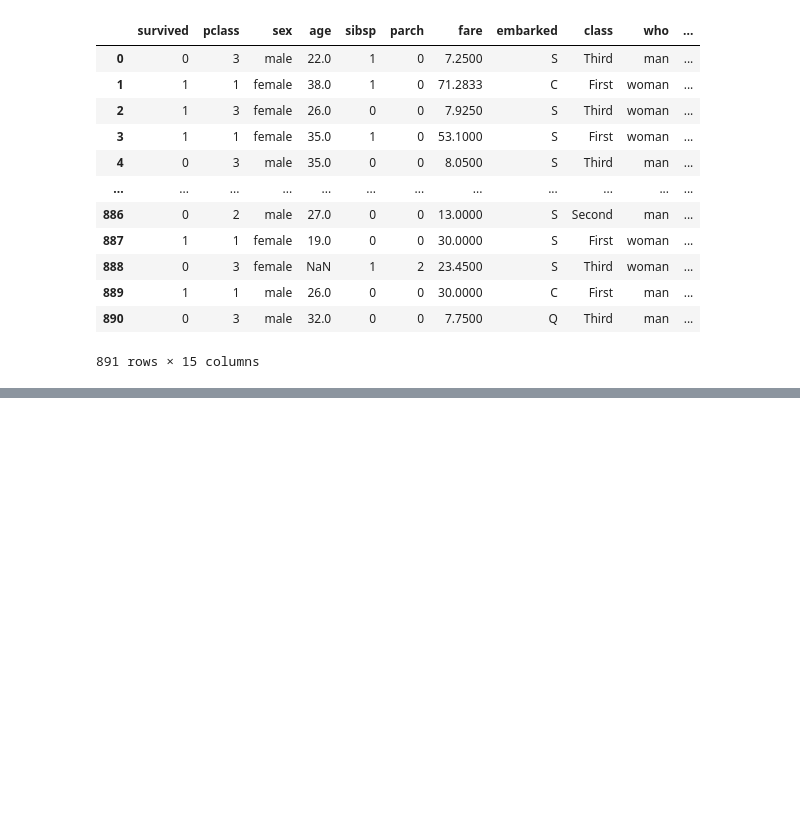
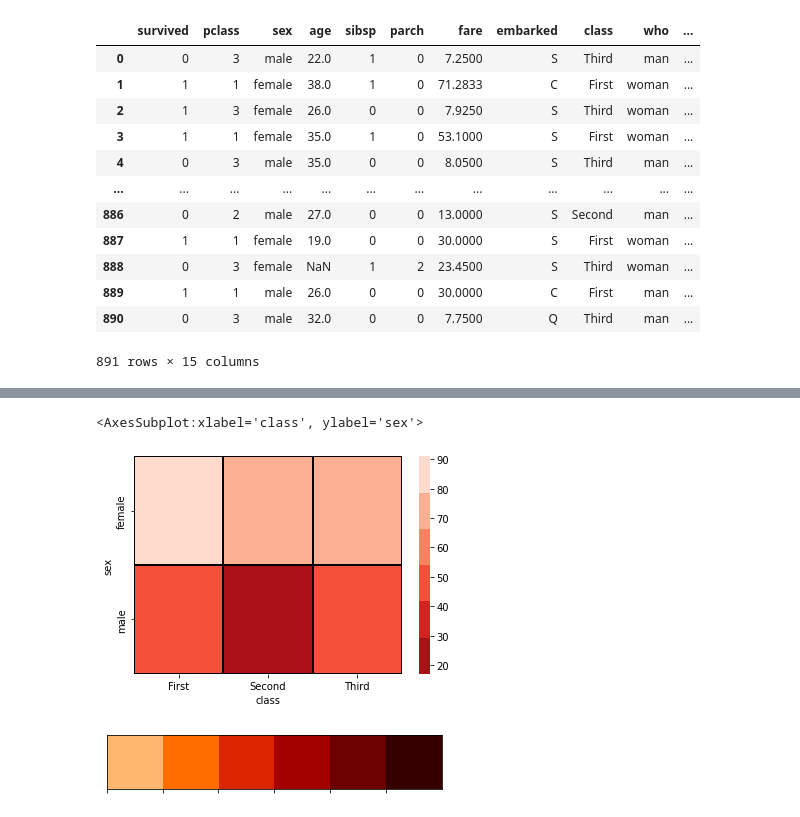
Before and after one commit to yikesbadatnames/seaborn_udemy, a Jupyter notebook: 03_heatmaps.ipynb, the cells around one changed output, grey strips where cells are left out. Saved outputs shown, nothing was run; the diff lists cells and outputs as text; code cells hidden in the pictures; blank space fills up the shorter version.

```diff
--- a/03_heatmaps.ipynb
+++ b/03_heatmaps.ipynb
@@ -130,0 +130,12 @@ titan_heatmap = pd.pivot_table(data = titanic, index="embark_town", columns = "a
+# %%
+fig, ax = plt.subplots()
+
+sns.heatmap(data = titan_heatmap, cmap= sns.color_palette("Reds_r"),
+    ax =ax, linewidths=2, linecolor = "black")
+# %% [output]
+<AxesSubplot:xlabel='class', ylabel='sex'>
+[figure, added]
+# %%
+sns.palplot(sns.color_palette("gist_heat_r"))
+# %% [output]
+[figure, added]
```
Also changed, not shown: parts of 1 cell of this notebook.
